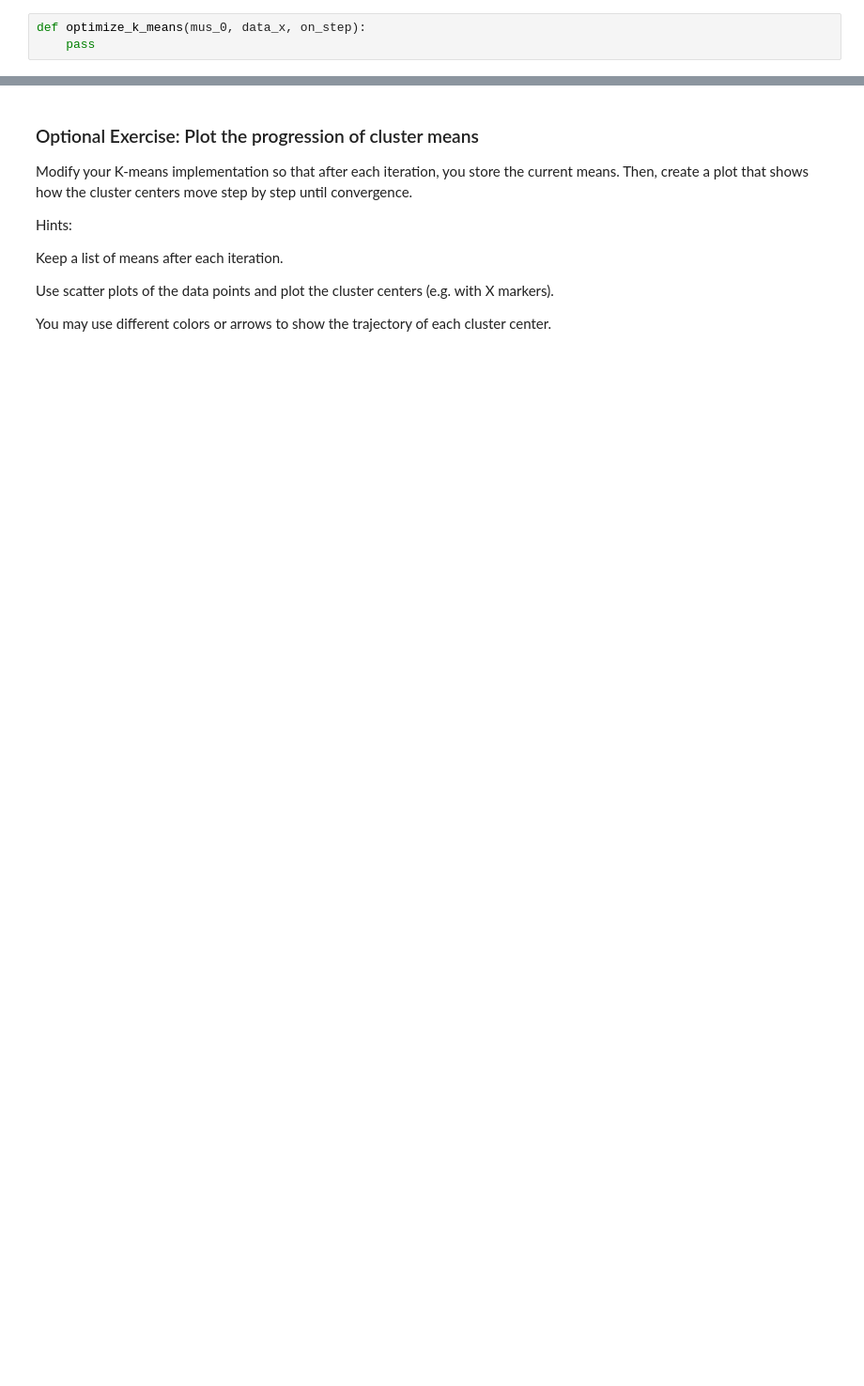
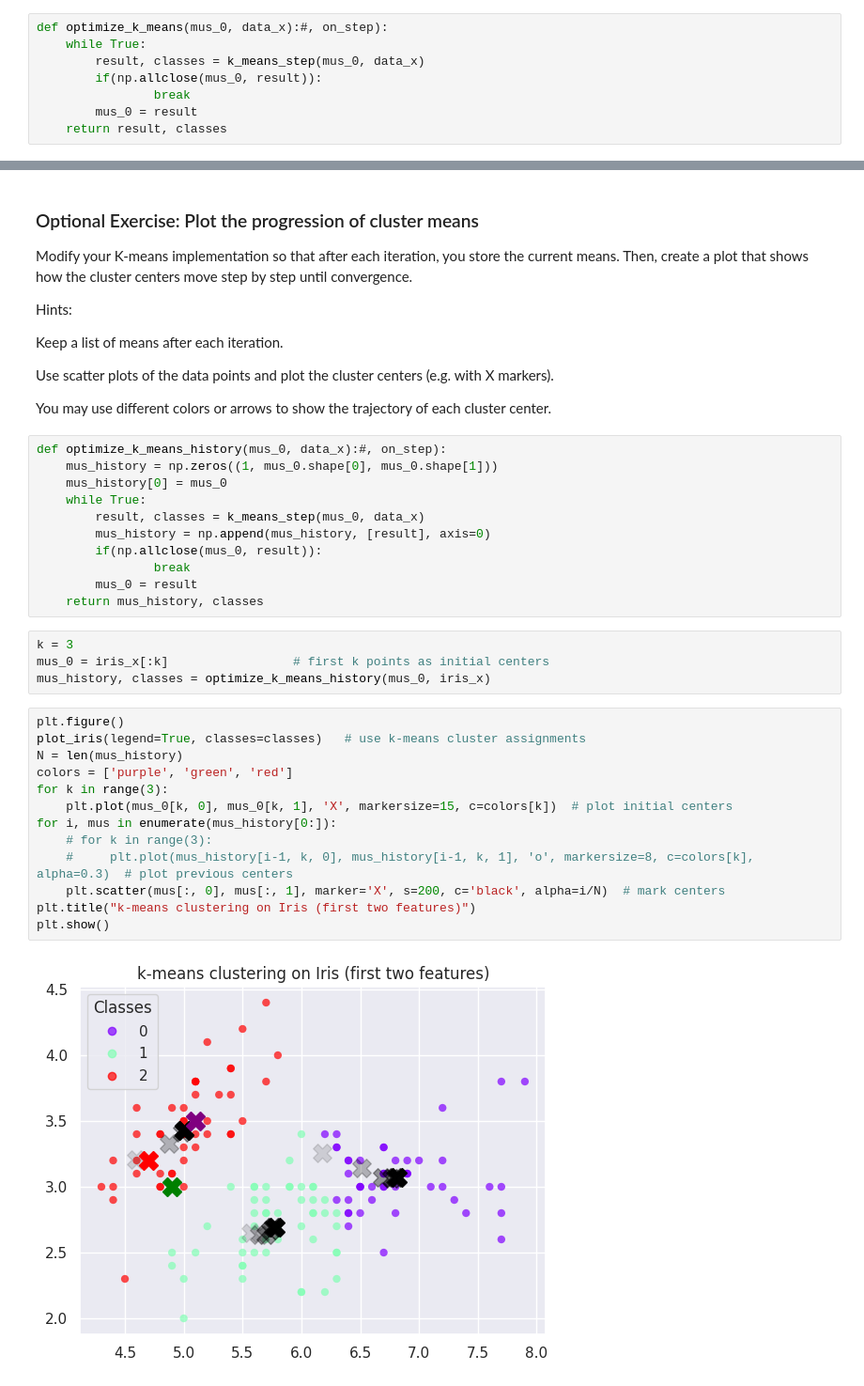
Before and after one commit to Khanrik/UniFolder, a Jupyter notebook: 5. Semester/Machine Learning/PØ/04-probability-distributions-3-and-mixture-models/exercise-4.ipynb, the cells around one changed output, grey strips where cells are left out. Shown at 94% size. Saved outputs shown, nothing was run; the diff lists cells and outputs as text; blank space fills up the shorter version.

```diff
--- a/5. Semester/Machine Learning/PØ/04-probability-distributions-3-and-mixture-models/exercise-4.ipynb
+++ b/5. Semester/Machine Learning/PØ/04-probability-distributions-3-and-mixture-models/exercise-4.ipynb
@@ -286,9 +310,14 @@ Write a function optimize_k_means(mus_0, data_x) that runs the K-means algorithm
     Stop when the assignments no longer change.
 
     Return the final means mus and assignments classes.
-# %%
-def optimize_k_means(mus_0, data_x, on_step):
-    pass
+# %%
+def optimize_k_means(mus_0, data_x):#, on_step):
+    while True:
+        result, classes = k_means_step(mus_0, data_x)
+        if(np.allclose(mus_0, result)):
+                break
+        mus_0 = result
+    return result, classes
 # %% [markdown]
 Apply K-means on IRIS data
 # %%
@@ -315,3 +346,33 @@ Keep a list of means after each iteration.
 Use scatter plots of the data points and plot the cluster centers (e.g. with X markers).
 
 You may use different colors or arrows to show the trajectory of each cluster center.
+# %%
+def optimize_k_means_history(mus_0, data_x):#, on_step):
+    mus_history = np.zeros((1, mus_0.shape[0], mus_0.shape[1]))
+    mus_history[0] = mus_0
+    while True:
+        result, classes = k_means_step(mus_0, data_x)
+        mus_history = np.append(mus_history, [result], axis=0)
+        if(np.allclose(mus_0, result)):
+                break
+        mus_0 = result
+    return mus_history, classes
+# %%
+k = 3
+mus_0 = iris_x[:k]                 # first k points as initial centers
+mus_history, classes = optimize_k_means_history(mus_0, iris_x)
+# %%
+plt.figure()
+plot_iris(legend=True, classes=classes)   # use k-means cluster assignments
+N = len(mus_history)
+colors = ['purple', 'green', 'red']
+for k in range(3):
+    plt.plot(mus_0[k, 0], mus_0[k, 1], 'X', markersize=15, c=colors[k])  # plot initial centers
+for i, mus in enumerate(mus_history[0:]):
+    # for k in range(3):
+    #     plt.plot(mus_history[i-1, k, 0], mus_history[i-1, k, 1], 'o', markersize=8, c=colors[k], alpha=0.3)  # plot previous centers
+    plt.scatter(mus[:, 0], mus[:, 1], marker='X', s=200, c='black', alpha=i/N)  # mark centers
+plt.title("k-means clustering on Iris (first two features)")
+plt.show()
+# %% [output]
+[figure, added]
```
Also changed, not shown: parts of 7 cells of this notebook.
